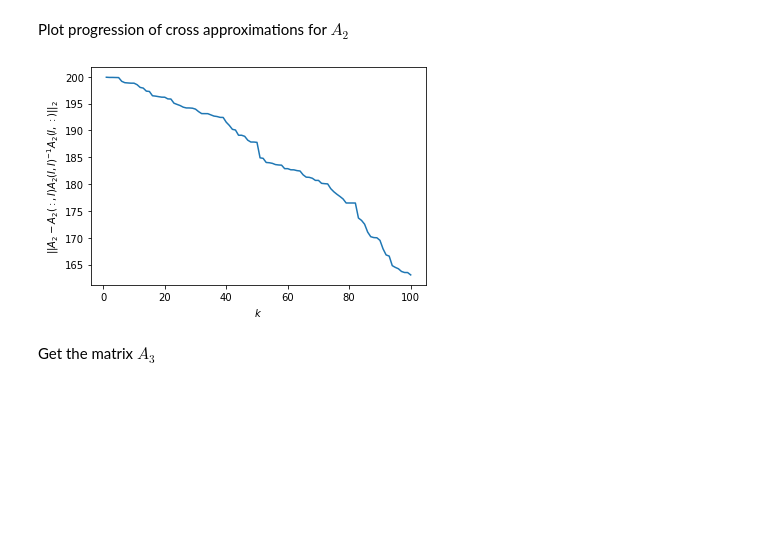
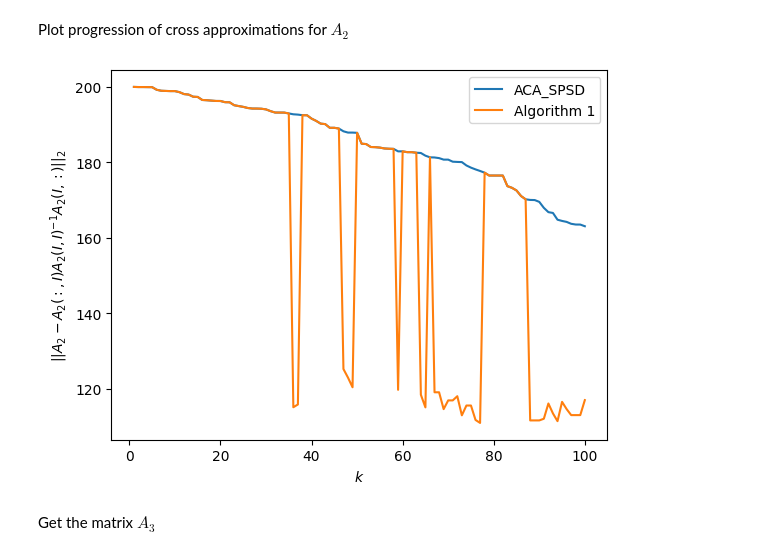
Before and after one commit to FMatti/ACA-SPSD, a Jupyter notebook: run.ipynb, the cells around one changed output. Cells and saved outputs as stored; diff of their text form; code cells hidden in the pictures; blank space fills up the shorter version.

Commit message:
implementing task 2

```diff
--- a/run.ipynb
+++ b/run.ipynb
@@ -54,0 +50,6 @@ Volume of A_1(J, J) = 1.000e-13
+# %%
+# Implementation of Task 2
+I1 = Algorithm1(A1, k=k)
+vol_I1 = volume(A1[np.ix_(I1, I1)])
+
+print("Volume of A_1(I1, I1) = {:.3e}".format(vol_I1))
@@ -69,18 +72,26 @@ Plot progression of cross approximations for $A_2$
 # %%
 A2_errors = np.empty(len(k_list))
 
 for idx, k in enumerate(k_list):
     I = ACA_SPSD(A2, k)
     A2_errors[idx] = ACA_error(A2, I, ord=2)
 
-# TODO: Same for Algorithm 1
+# Same for Algorithm 1
+A2_errors_algorithm1 = np.empty(len(k_list))
 
-plt.plot(k_list, A2_errors)
+for idx, k in enumerate(k_list):
+    I1 = Algorithm1(A2, k)
+    A2_errors_algorithm1[idx] = ACA_error(A2, I1, ord=2)
+
+plt.plot(k_list, A2_errors, label = "ACA_SPSD")
+plt.plot(k_list, A2_errors_algorithm1, label = "Algorithm 1")
+
+plt.legend()
 plt.xlabel("$k$")
 plt.ylabel("$||A_2 - A_2(:, I) A_2(I, I)^{-1} A_2(I, :)||_2$")
 plt.show()
 # %% [output]
-[figure, old version]
+[figure, new version]
 # %% [markdown]
 Get the matrix $A_3$
 # %%
```
Also changed, not shown: parts of 4 cells of this notebook, 1 other file.
